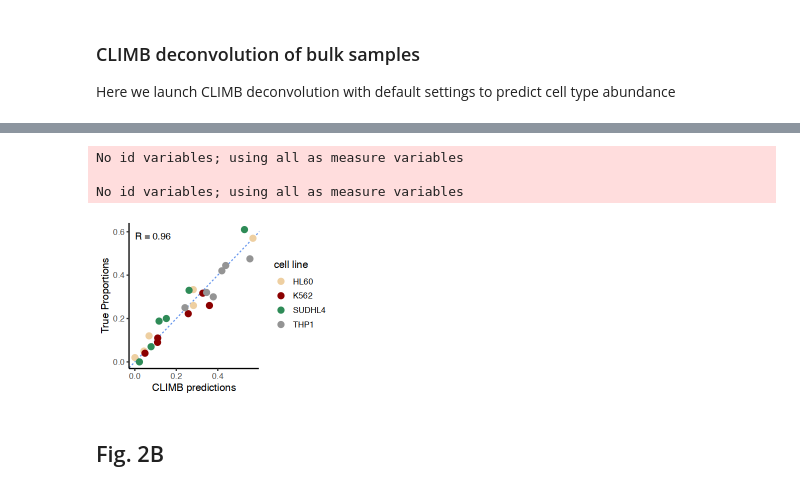
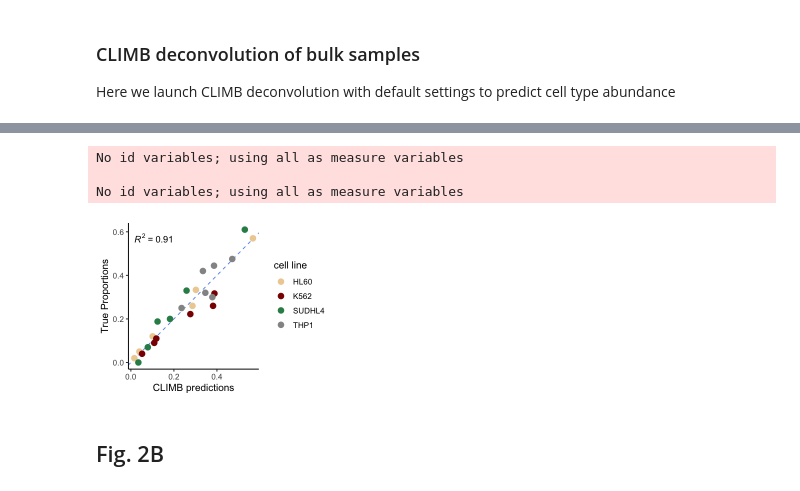
Before and after one commit to alexdray86/Coudray2026, a Jupyter notebook: Fig2_invitro_experiment.ipynb, the cells around one changed output, grey strips where cells are left out. Drawn from its saved outputs; the diff is of its cells as text; code cells hidden in the pictures.

```diff
--- a/Fig2_invitro_experiment.ipynb
+++ b/Fig2_invitro_experiment.ipynb
@@ -723,7 +373,7 @@ climb_ <- function (sc, bulk, cancer_pattern = "none", mode = "abundance",
 ### CLIMB deconvolution of bulk samples
 Here we launch CLIMB deconvolution with default settings to predict cell type abundance
 # %%
-climb_out = climb_(sc.es, bulk.es, mode='abundance')
+climb_out = climb(sc.es, bulk.es, mode='abundance')
 climb_prop = climb_out$props.corrected
 climb_prop = climb_prop[,colnames(true_prop)]
 # %% [output]
@@ -755,21 +401,21 @@ print(climb.res[1])
 # %%
 # Plot and display the results
 options(repr.plot.width=4, repr.plot.height=3)
 df_cor = cbind(reshape2::melt(data.frame(true_prop)),
                reshape2::melt(data.frame(climb_prop)))
 colnames(df_cor) = c('cell line', 'True Proportions', 'x', 'CLIMB predictions')
 g = ggplot(df_cor) + geom_abline(slope=1, linetype = "dashed", colour='cornflowerblue') +
     geom_point(aes(y=`True Proportions`, x=`CLIMB predictions`, colour=`cell line`), size=3) + theme_classic2() +
-    stat_cor(method = "pearson", aes(y=`True Proportions`, x=`CLIMB predictions`, label = after_stat(r.label))) +
+    stat_cor(method = "pearson", aes(y=`True Proportions`, x=`CLIMB predictions`, label = after_stat(rr.label))) +
     scale_color_manual(values=c('navajowhite2',  'darkred', 'seagreen', 'grey58')) +
     ylab('True Proportions') + xlab('CLIMB predictions')
 #pdf('results/fig2/climb_scatter.pdf', width=4, height=3) ; g ; dev.off()
 g
 # %% [output]
 No id variables; using all as measure variables
 
 No id variables; using all as measure variables
-[figure, old version]
+[figure, new version]
 # %% [markdown]
 ## Fig. 2B
 # %%
```
Also changed, not shown: parts of 27 cells of this notebook, 4 other files.
